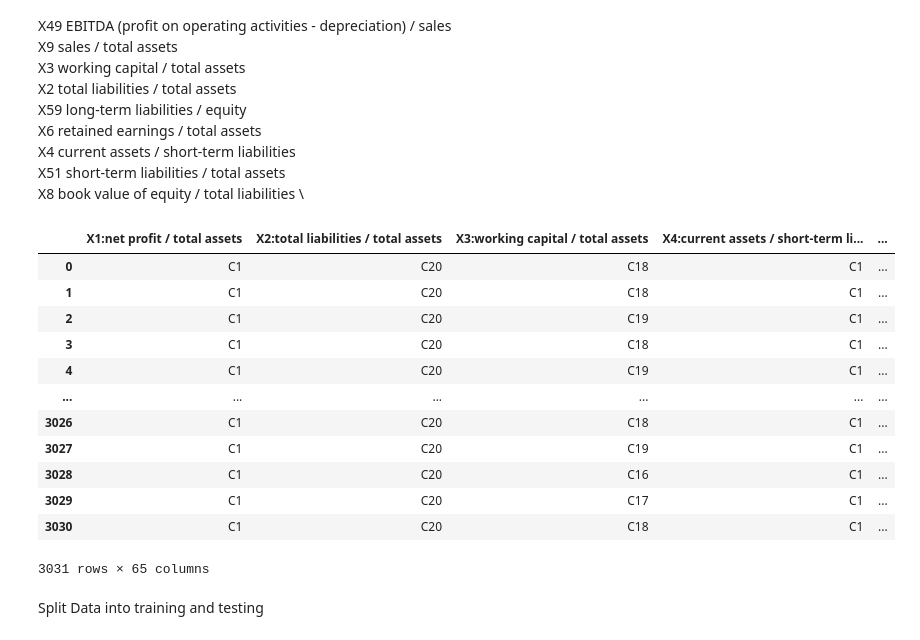
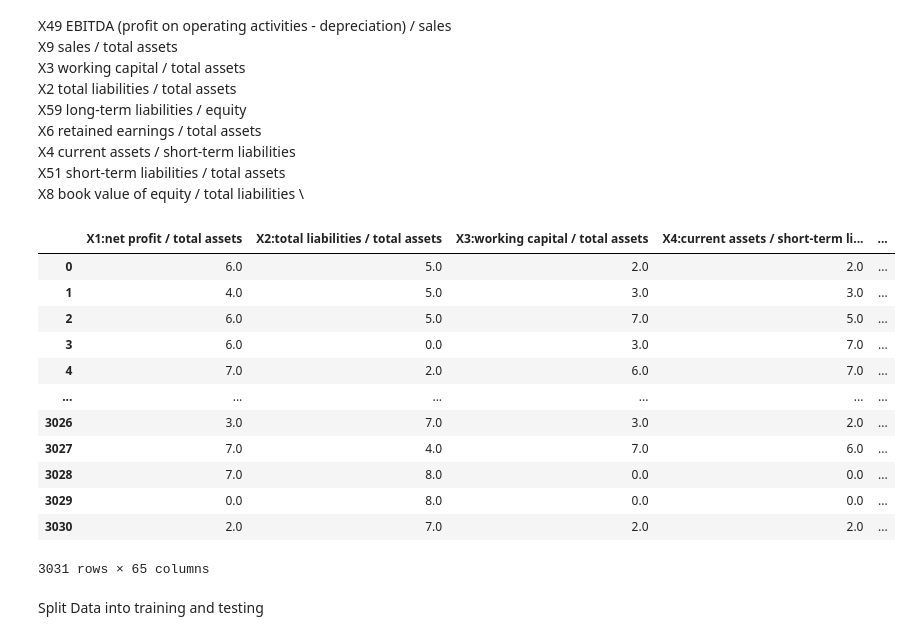
Before and after one commit to Zach-schwark/PGM_Assignment, a Jupyter notebook: Bayesian.ipynb, the cells around one changed output. Drawn from its saved outputs; the diff is of its cells as text; code cells hidden in the pictures.

```diff
--- a/Bayesian.ipynb
+++ b/Bayesian.ipynb
@@ -123,7 +125,7 @@ data
 scaler = preprocessing.StandardScaler()
 data_scaled = scaler.fit_transform(data)
 data_scaled_transposed = data_scaled.transpose()
-#print(data)
+#print(np.shape(data_scaled))
 #print(data_scaled_transposed)
 
 attribute_names = [
@@ -196,7 +198,7 @@ attribute_names = [
 
 attribute_dict = {}
 
-for i in range(len(data_scaled_transposed)):
+for i in range(len(data_scaled_transposed)-1):
     attribute_dict[attribute_names[i]] = data_scaled_transposed[i]
 
 PreprocessedData = pd.DataFrame(attribute_dict)
@@ -226,12 +228,25 @@ category_names = ['C1', 'C2', 'C3', 'C4', 'C5', 'C6', 'C7', 'C8', 'C9', 'C10', '
 atttributes = PreprocessedData.columns.values.tolist()
 
 
-for i in range(len(atttributes)-1):
-    #print(atttributes[i])
-    #print(df[atttributes[i]].to_numpy())
-    PreprocessedData[atttributes[i]] = pd.cut(PreprocessedData[atttributes[i]].to_numpy(),20,labels=category_names)
+#for i in range(len(atttributes)-1):
+#print(atttributes[i])
+#print(df[atttributes[i]].to_numpy())
+est = KBinsDiscretizer(n_bins=9, encode='ordinal', strategy='quantile', subsample=None)
+est.fit(PreprocessedData)
+PreprocessedData_tranformed = est.transform(PreprocessedData).transpose()
+    #PreprocessedData[atttributes[i]] = pd.cut(PreprocessedData[atttributes[i]].to_numpy(),20,labels=category_names)
 
-PreprocessedData[atttributes[len(atttributes)-1]]=pd.cut(PreprocessedData[atttributes[len(atttributes)-1]].to_numpy(),2,labels=['0','1'])
+#PreprocessedData[atttributes[len(atttributes)-1]]=pd.cut(PreprocessedData[atttributes[len(atttributes)-1]].to_numpy(),2,labels=['0','1'])
 
-PreprocessedData
+print(np.shape(PreprocessedData_tranformed))
+for i in range(len(PreprocessedData_tranformed)):
+    attribute_dict[atttributes[i]] = PreprocessedData_tranformed[i]
+
+print(PreprocessedData_tranformed[len(PreprocessedData_tranformed)-1])
+
+attribute_dict[attribute_names[len(data_scaled_transposed)-1]] = pd.cut(data_scaled_transposed[len(data_scaled_transposed)-1],2,labels=[0,1])
+
+discretizedData = pd.DataFrame(attribute_dict)
+
+discretizedData
 # %% [output]
@@ -271,39 +288,39 @@ X8	book value of equity / total liabilities \
 # %%
 #keeping_attributes = ["Attr1","Attr23","Attr7","Attr49","Attr9","Attr3","Attr2","Attr59","Attr6","Attr4","Attr51","Attr8","class"]
 keeping_attributes = [
     "X23:net profit / sales",
     "X1:net profit / total assets",
     "X7:EBIT / total assets",
     "X49:EBITDA (profit on operating activities - depreciation) / sales",
     "X9:sales / total assets",
     "X3:working capital / total assets",
     "X2:total liabilities / total assets",
     "X59:long-term liabilities / equity",
     "X6:retained earnings / total assets",
     "X4:current assets / short-term liabilities",
     "X51:short-term liabilities / total assets",
     "X8:book value of equity / total liabilities",
     "class"
 ]
 
-#for attribute in PreprocessedData.columns.values.tolist():
-  #  if attribute not in keeping_attributes:
-   #     del PreprocessedData[attribute]
+#for attribute in discretizedData.columns.values.tolist():
+ #   if attribute not in keeping_attributes:
+  #      del discretizedData[attribute]
 
-PreprocessedData
+discretizedData
 # %% [output]
 |  | X1:net profit / total assets | X2:total liabilities / total assets | X3:working capital / total assets | X4:current assets / short-term li... | ... |
-| 0 | C1 | C20 | C18 | C1 | ... |
-| 1 | C1 | C20 | C18 | C1 | ... |
-| 2 | C1 | C20 | C19 | C1 | ... |
-| 3 | C1 | C20 | C18 | C1 | ... |
-| 4 | C1 | C20 | C19 | C1 | ... |
+| 0 | 6.0 | 5.0 | 2.0 | 2.0 | ... |
+| 1 | 4.0 | 5.0 | 3.0 | 3.0 | ... |
+| 2 | 6.0 | 5.0 | 7.0 | 5.0 | ... |
+| 3 | 6.0 | 0.0 | 3.0 | 7.0 | ... |
+| 4 | 7.0 | 2.0 | 6.0 | 7.0 | ... |
 | ... | ... | ... | ... | ... | ... |
-| 3026 | C1 | C20 | C18 | C1 | ... |
-| 3027 | C1 | C20 | C19 | C1 | ... |
-| 3028 | C1 | C20 | C16 | C1 | ... |
-| 3029 | C1 | C20 | C17 | C1 | ... |
-| 3030 | C1 | C20 | C18 | C1 | ... |
+| 3026 | 3.0 | 7.0 | 3.0 | 2.0 | ... |
+| 3027 | 7.0 | 4.0 | 7.0 | 6.0 | ... |
+| 3028 | 7.0 | 8.0 | 0.0 | 0.0 | ... |
+| 3029 | 0.0 | 8.0 | 0.0 | 0.0 | ... |
+| 3030 | 2.0 | 7.0 | 2.0 | 2.0 | ... |
 3031 rows × 65 columns
 # %% [markdown]
 Split Data into training and testing
```
Also changed, not shown: parts of 11 cells of this notebook.
